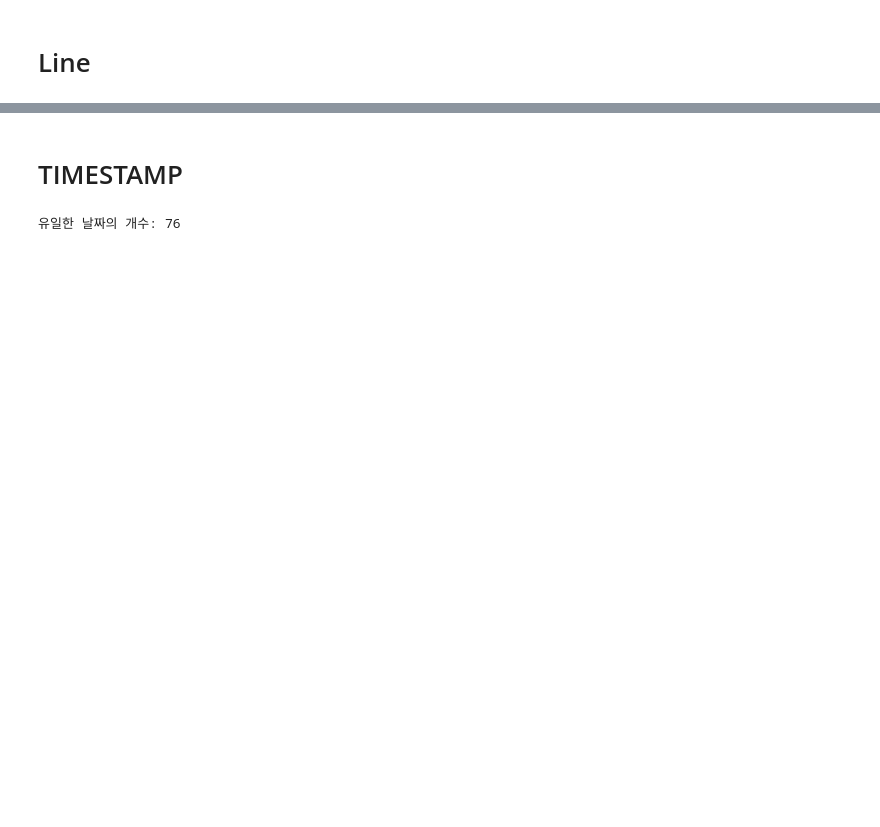
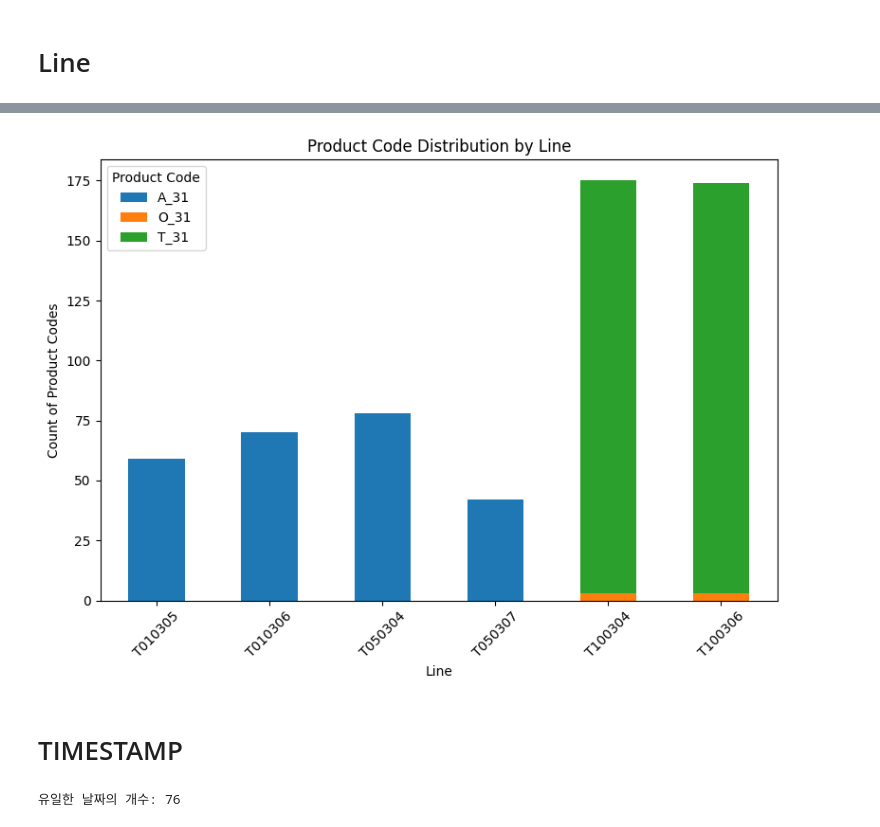
Before and after one commit to jangtaehun/dacon_study, a Jupyter notebook: 2023_smart_factory/2023.ipynb, the cells around one changed output, grey strips where cells are left out. Saved outputs shown, nothing was run; the diff lists cells and outputs as text; code cells hidden in the pictures; blank space fills up the shorter version.

```diff
--- a/2023_smart_factory/2023.ipynb
+++ b/2023_smart_factory/2023.ipynb
@@ -178,3 +201,20 @@ plt.show()
+# %%
+line_product_code_info = data_df.groupby('LINE')['PRODUCT_CODE'].unique()
+
+line_product_code_counts = data_df.groupby(['LINE', 'PRODUCT_CODE']).size().unstack().fillna(0)
+
+plt.figure(figsize=(8, 6))
+line_product_code_counts.plot(kind='bar', stacked=True, ax=plt.gca())
+plt.title('Product Code Distribution by Line')
+plt.xlabel('Line')
+plt.ylabel('Count of Product Codes')
+plt.legend(title='Product Code')
+plt.xticks(rotation=45)
+plt.tight_layout()
+plt.savefig('Line_product_code.png', dpi=300, bbox_inches='tight')
+plt.show()
+# %% [output]
+[figure, added]
 # %% [markdown]
 # TIMESTAMP
 # %%
```
Also changed, not shown: parts of 31 cells of this notebook, 21 other files.
